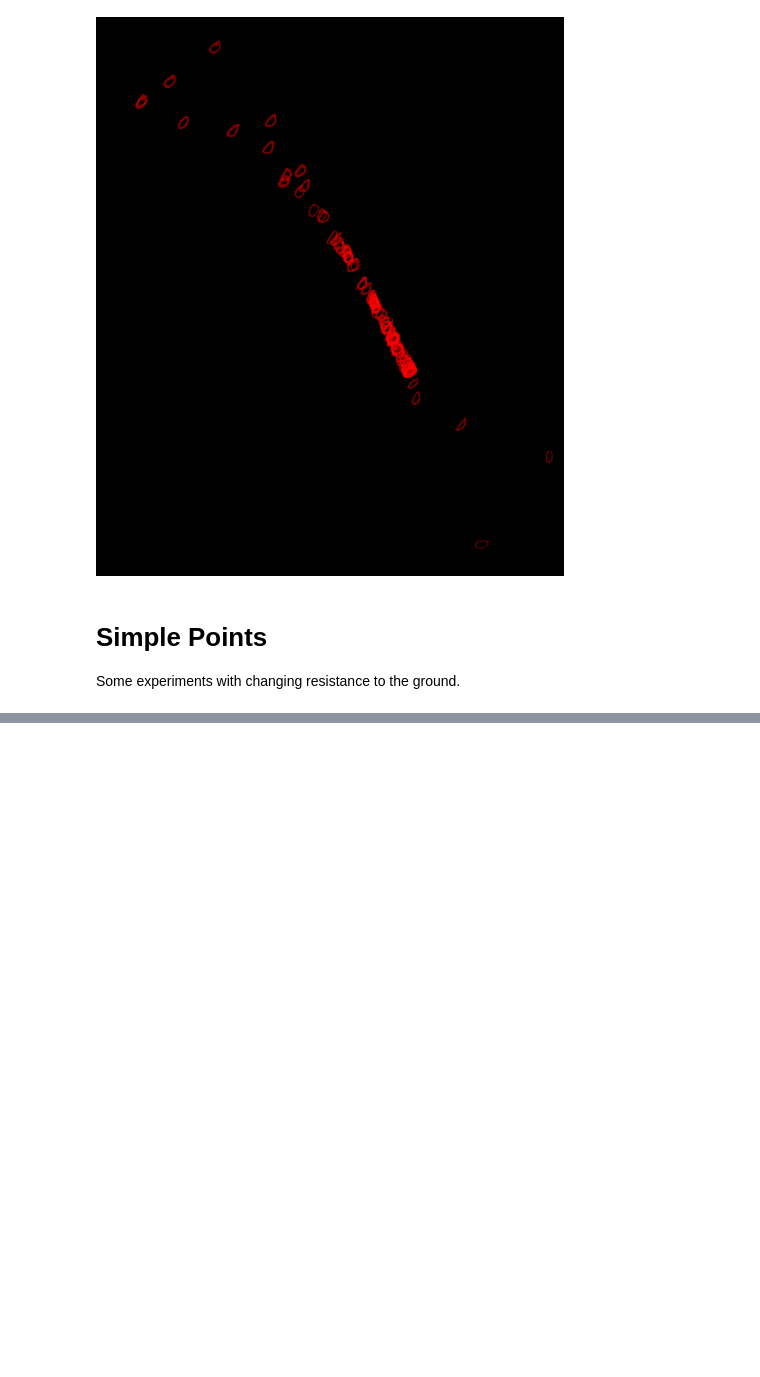
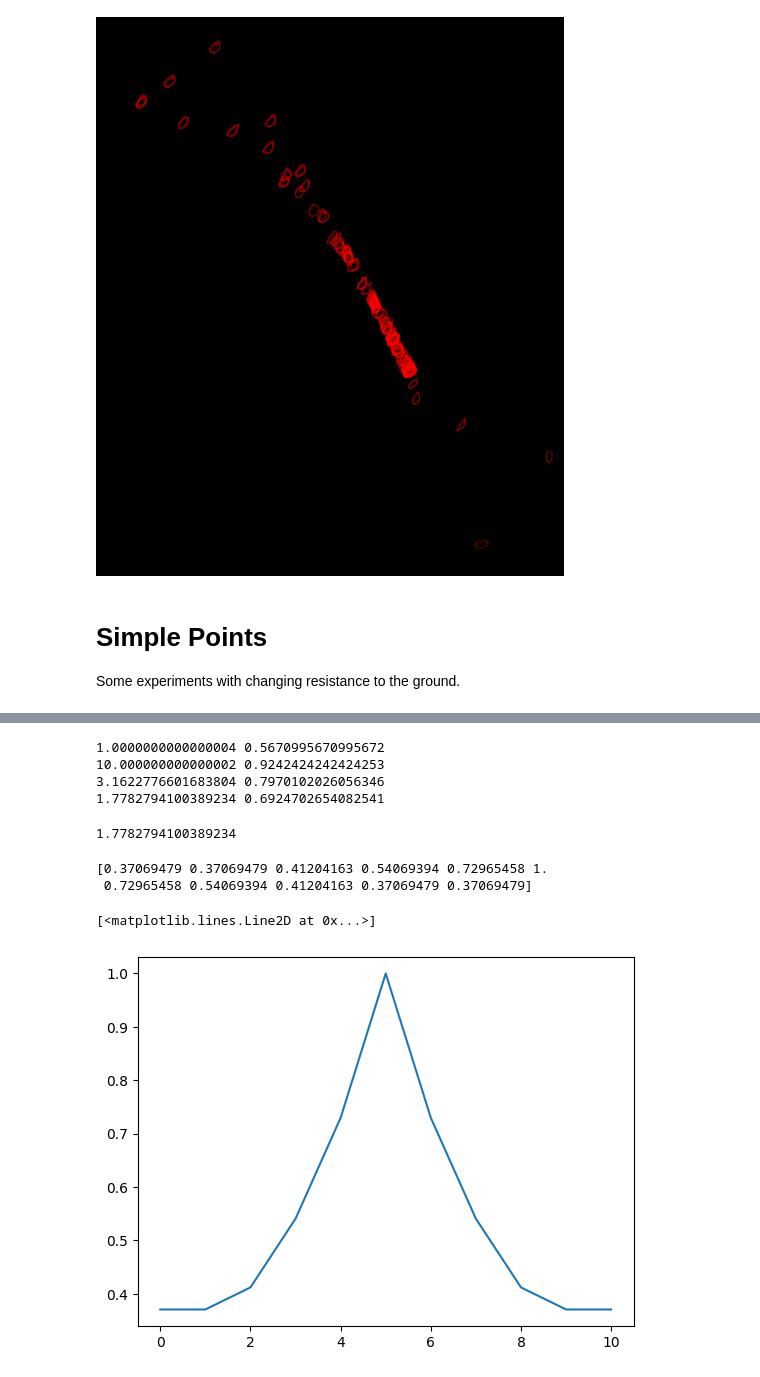
Before and after one commit to IceGawd/VoltageDimentionalReduction, a Jupyter notebook: notebooks/NewCodeTesting.ipynb, the cells around one changed output, grey strips where cells are left out. Saved outputs shown, nothing was run; the diff lists cells and outputs as text; code cells hidden in the pictures; blank space fills up the shorter version.

Commit message:
Optimizer always worked

```diff
--- a/notebooks/NewCodeTesting.ipynb
+++ b/notebooks/NewCodeTesting.ipynb
@@ -337,0 +394,19 @@ plt.plot(solve(0.1))
+# %%
+simple_problem = problem.Problem(simple_set, r=1)
+optimize(simple_problem, [landmark.Landmark(n//2, 1)], target_avg_voltage=0.7, accuracy=0.01, radius=1)
+simple_problem.r
+# %% [output]
+1.0000000000000004 0.5670995670995672
+10.000000000000002 0.9242424242424253
+3.1622776601683804 0.7970102026056346
+1.7782794100389234 0.6924702654082541
+1.7782794100389234
+# %%
+voltages = solve(simple_problem.r)
+print(voltages)
+plt.plot(voltages)
+# %% [output]
+[0.37069479 0.37069479 0.41204163 0.54069394 0.72965458 1.
+ 0.72965458 0.54069394 0.41204163 0.37069479 0.37069479]
+[<matplotlib.lines.Line2D at 0x...>]
+[figure, added]
```
Also changed, not shown: parts of 7 cells of this notebook, 3 other files.
